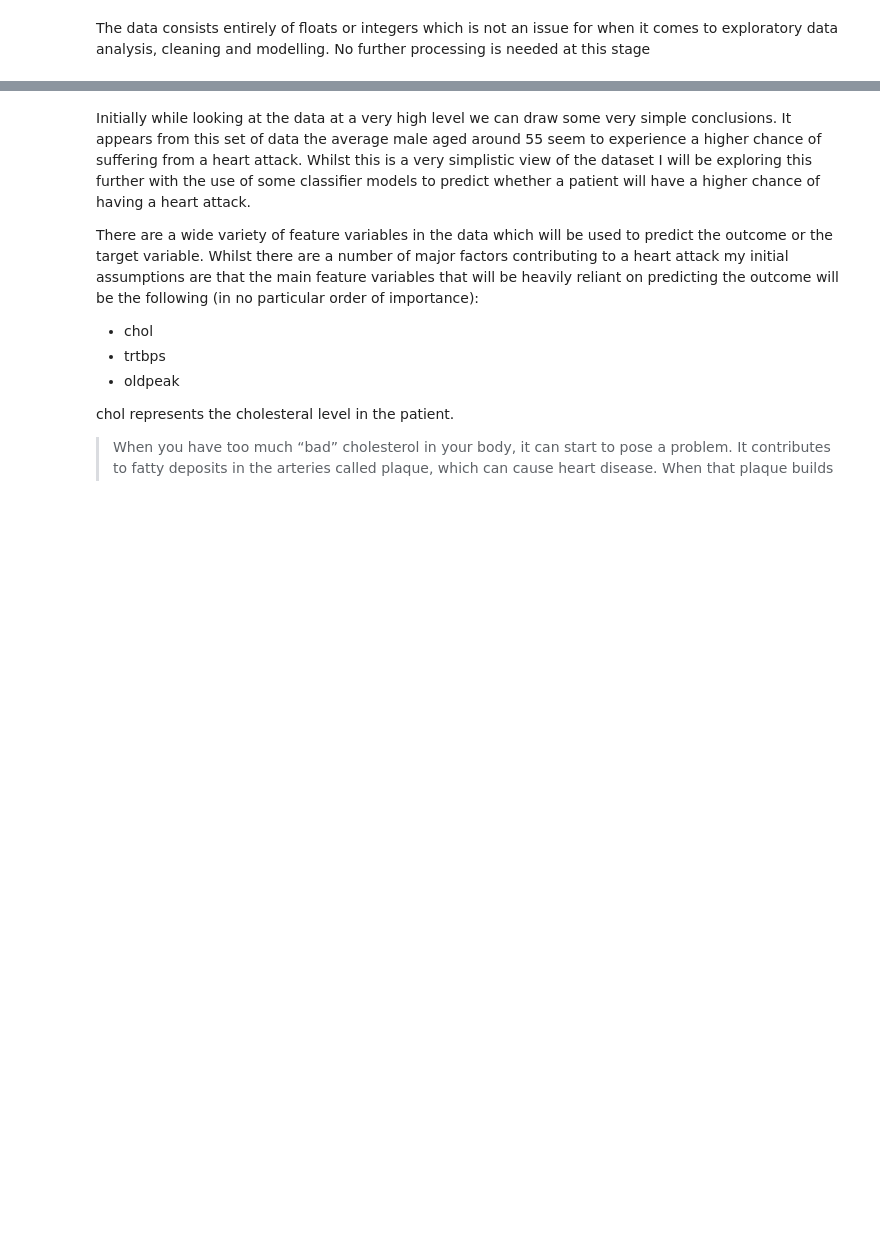
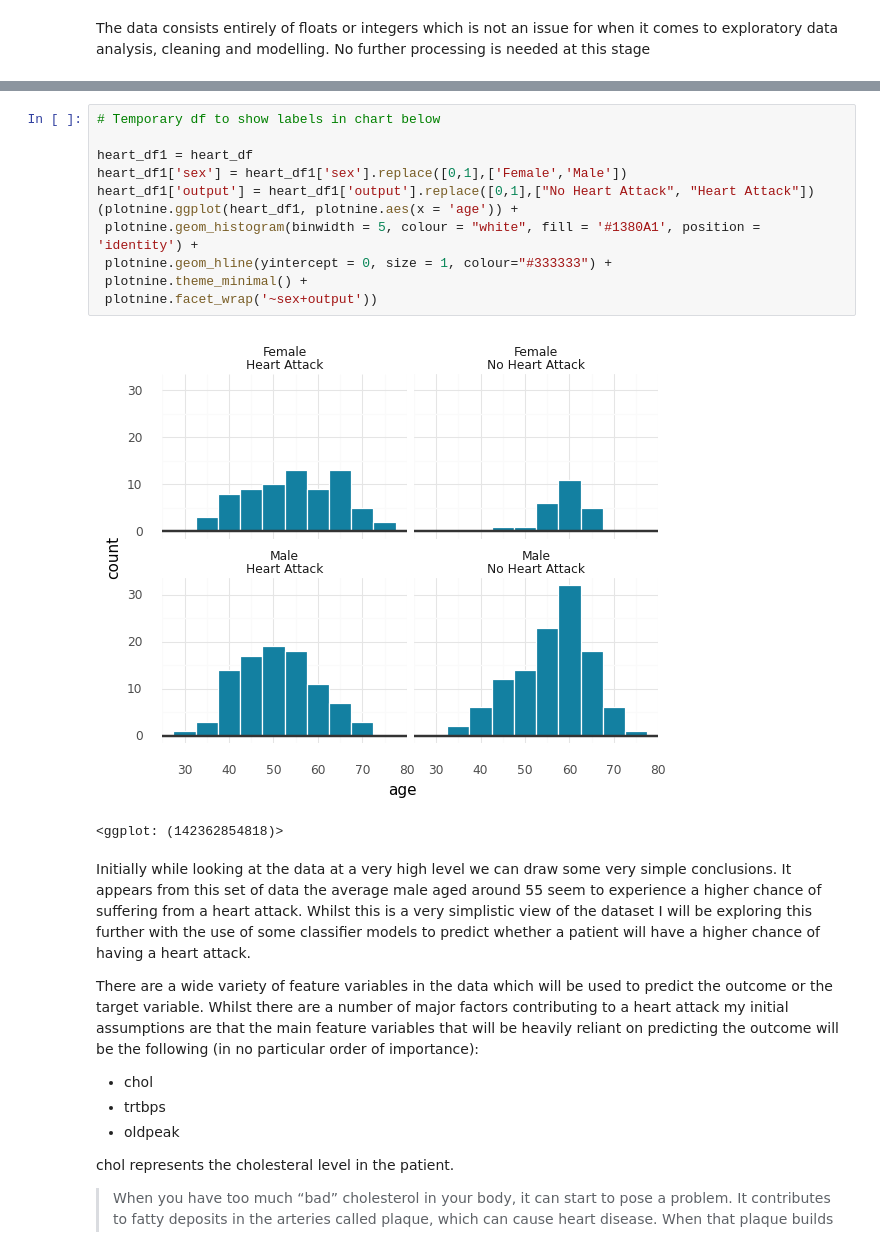
Before and after one commit to viswambaran/DataDrivenAnalytics, a Jupyter notebook: HeartAttackPredictor/HeartAttackPredictionModel.ipynb, the cells around one changed output, grey strips where cells are left out. Saved outputs shown, nothing was run; the diff lists cells and outputs as text; blank space fills up the shorter version.

```diff
--- a/HeartAttackPredictor/HeartAttackPredictionModel.ipynb
+++ b/HeartAttackPredictor/HeartAttackPredictionModel.ipynb
@@ -119,3 +131,17 @@ heart_df.groupby(['output']).describe()
+# %%
+# Temporary df to show labels in chart below
+
+heart_df1 = heart_df
+heart_df1['sex'] = heart_df1['sex'].replace([0,1],['Female','Male'])
+heart_df1['output'] = heart_df1['output'].replace([0,1],["No Heart Attack", "Heart Attack"])
+(plotnine.ggplot(heart_df1, plotnine.aes(x = 'age')) +
+ plotnine.geom_histogram(binwidth = 5, colour = "white", fill = '#1380A1', position = 'identity') +
+ plotnine.geom_hline(yintercept = 0, size = 1, colour="#333333") +
+ plotnine.theme_minimal() +
+ plotnine.facet_wrap('~sex+output'))
+# %% [output]
+[figure, added]
+<ggplot: (142362854818)>
 # %% [markdown]
 Initially while looking at the data at a very high level we can draw some very simple conclusions.
 It appears from this set of data the average male aged around 55 seem to experience a higher chance of suffering from a heart attack. Whilst this is a very simplistic view of the dataset I will be exploring this further with the use of some classifier models to predict whether a patient will have a higher chance of having a heart attack.
```
Also changed, not shown: parts of 28 cells of this notebook.
